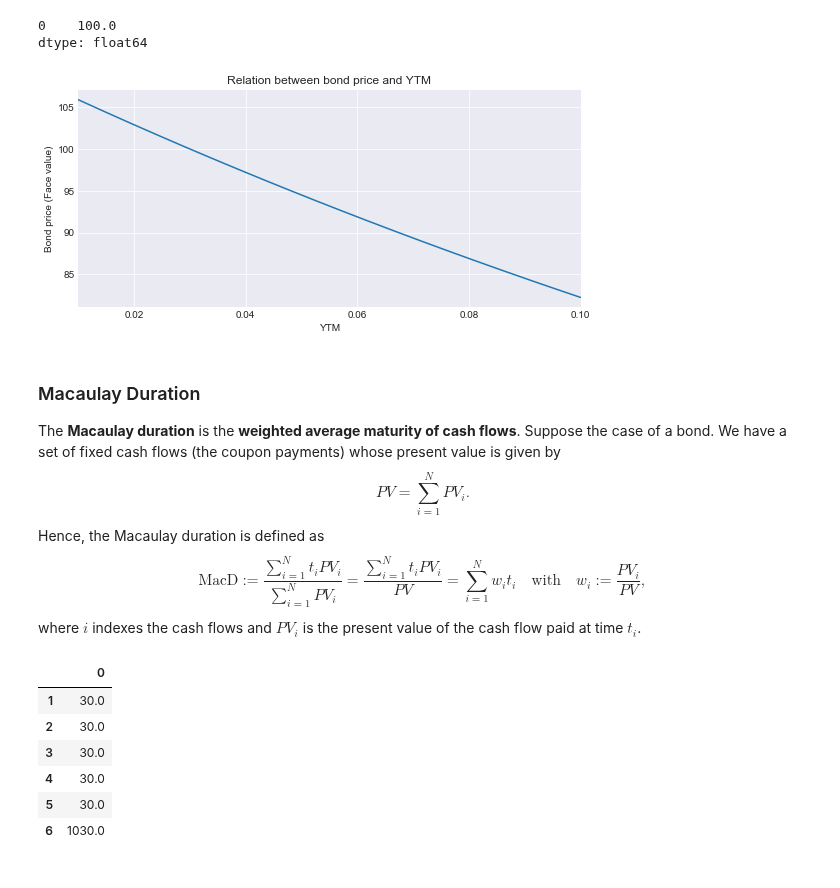
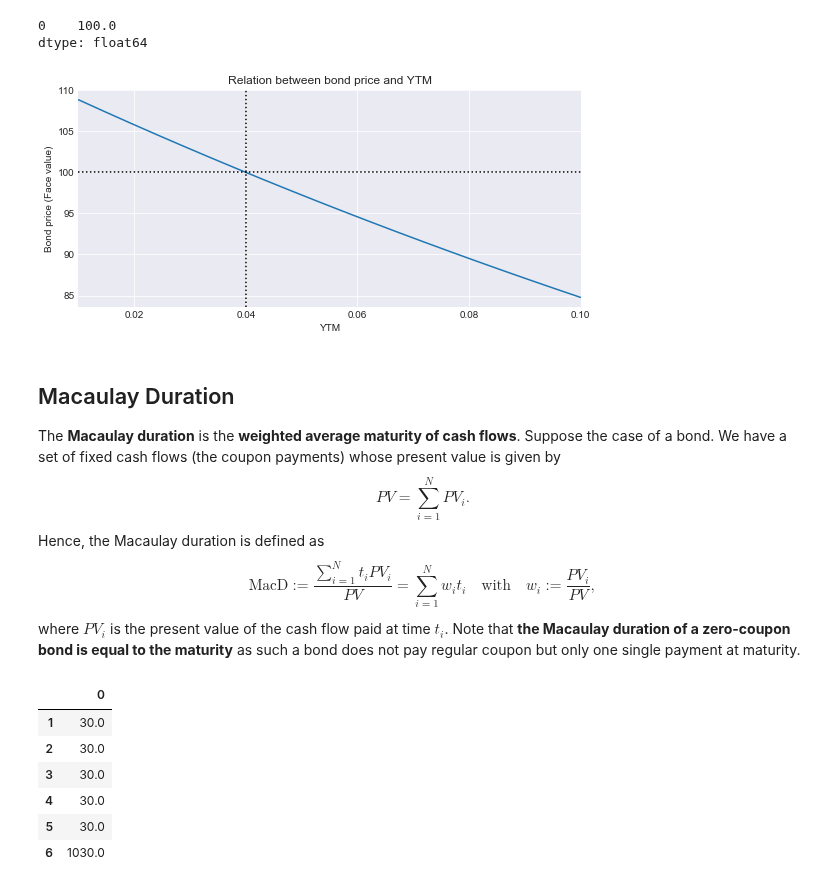
Before and after one commit to z4ir3/finance-courses, a Jupyter notebook: week-4.ipynb, the cells around one changed output. Saved outputs shown, nothing was run; the diff lists cells and outputs as text; code cells hidden in the pictures.

Commit message:
started duration matching portfolio

```diff
--- a/week-4.ipynb
+++ b/week-4.ipynb
@@ -618,17 +620,21 @@ erk.bond_price(principal=100, maturity=3, coupon_rate=0.03, ytm=0.03, coupons_pe
 0    100.0
 dtype: float64
 # %%
+coupon_rate = 0.04
+principal = 100
 ytm = np.linspace(0.01, 0.10, 20)
-bond_prices = [erk.bond_price(maturity=3, coupon_rate=0.03, ytm=r, coupons_per_year=2) for r in ytm]
+bond_prices = [erk.bond_price(maturity=3, principal=principal, coupon_rate=coupon_rate, ytm=r, coupons_per_year=2) for r in ytm]
 
 ax = pd.DataFrame(bond_prices, index=ytm).plot(grid=True, title="Relation between bond price and YTM", figsize=(9,4), legend=False)
+ax.axvline(x=coupon_rate, linestyle=":", color="black")
+ax.axhline(y=principal, linestyle=":", color="black")
 ax.set_xlabel("YTM")
 ax.set_ylabel("Bond price (Face value)")
 plt.show()
 # %% [output]
-[figure, old version]
+[figure, new version]
 # %% [markdown]
-### Macaulay Duration
+## Macaulay Duration
 
 The **Macaulay duration** is the **weighted average maturity of cash flows**. Suppose the case of a bond. We have a set
 of fixed cash flows (the coupon payments) whose present value is given by
@@ -637,12 +643,13 @@ PV = \sum _{i=1}^{N} PV_{i}.
 $$
 Hence, the Macaulay duration is defined as
 $$
-\text{MacD} :=\frac{ \sum_{i=1}^N t_i PV_i}{\sum _{i=1}^{N} PV_{i}} = \frac{ \sum_{i=1}^N t_i PV_i}{PV}
+\text{MacD} := \frac{ \sum_{i=1}^N t_i PV_i}{PV}
 = \sum_{i=1}^N w_i t_i
 \quad\text{with}\quad
 w_i := \frac{PV_i}{PV},
 $$
-where $i$ indexes the cash flows and $PV_{i}$ is the present value of the cash flow paid at time $t_i$.
+where $PV_{i}$ is the present value of the cash flow paid at time $t_i$.
+Note that **the Macaulay duration of a zero-coupon bond is equal to the maturity** as such a bond does not pay regular coupon but only one single payment at maturity.
 # %%
 principal = 1000
 maturity = 3
```
Also changed, not shown: parts of 22 cells of this notebook.
